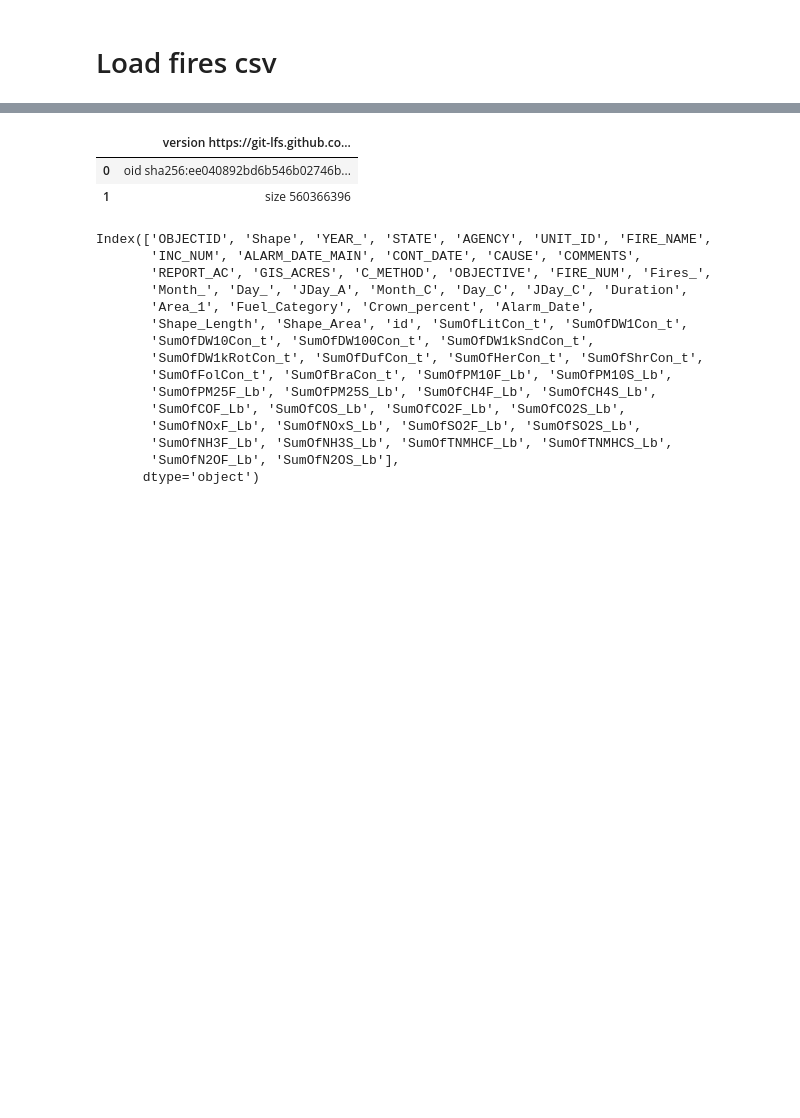
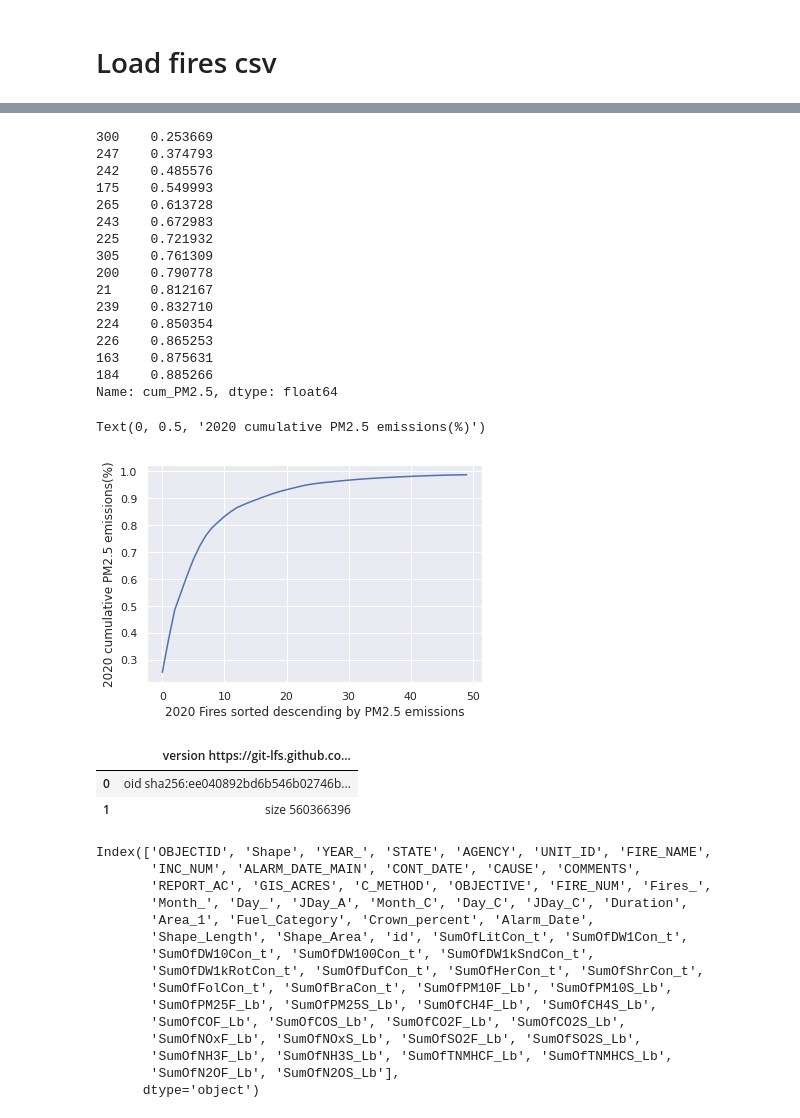
Before and after one commit to lynakim/law808d_carb, a Jupyter notebook: input_format.ipynb, the cells around one changed output, grey strips where cells are left out. Cells and saved outputs as stored; diff of their text form; code cells hidden in the pictures; blank space fills up the shorter version.

Commit message:
generated plots

```diff
--- a/input_format.ipynb
+++ b/input_format.ipynb
@@ -3,6 +3,9 @@ import pandas as pd
 import json
 from datetime import datetime
 from tqdm import tqdm
+import matplotlib.pyplot as plt
+import seaborn as sns
+sns.set_theme()
 # %% [markdown]
 # Load fires csv
 # %%
@@ -19,3 +33,29 @@ df.head()
+# %%
+sorted_df = df.sort_values(by = 'SumOfPM25F_Lb', ascending=False)
+sorted_df['cum_PM2.5'] = sorted_df['SumOfPM25F_Lb'].cumsum()/sorted_df['SumOfPM25F_Lb'].sum()
+print(sorted_df['cum_PM2.5'][0:15])
+plt.plot(list(sorted_df['cum_PM2.5'][0:50]))
+plt.xlabel('2020 Fires sorted descending by PM2.5 emissions')
+plt.ylabel('2020 cumulative PM2.5 emissions(%)')
+# %% [output]
+300    0.253669
+247    0.374793
+242    0.485576
+175    0.549993
+265    0.613728
+243    0.672983
+225    0.721932
+305    0.761309
+200    0.790778
+21     0.812167
+239    0.832710
+224    0.850354
+226    0.865253
+163    0.875631
+184    0.885266
+Name: cum_PM2.5, dtype: float64
+Text(0, 0.5, '2020 cumulative PM2.5 emissions(%)')
+[figure, added]
 # %%
 df_gis = pd.read_csv('./Documents/2020_gis.csv')
 df_gis.head()
```
Also changed, not shown: parts of 1 cell of this notebook.
